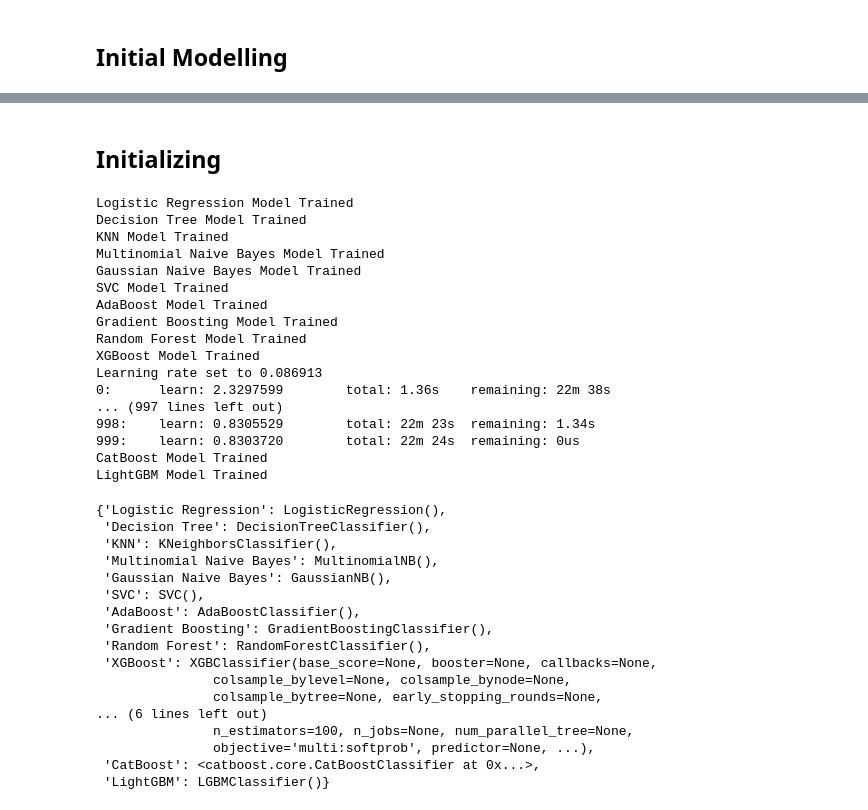
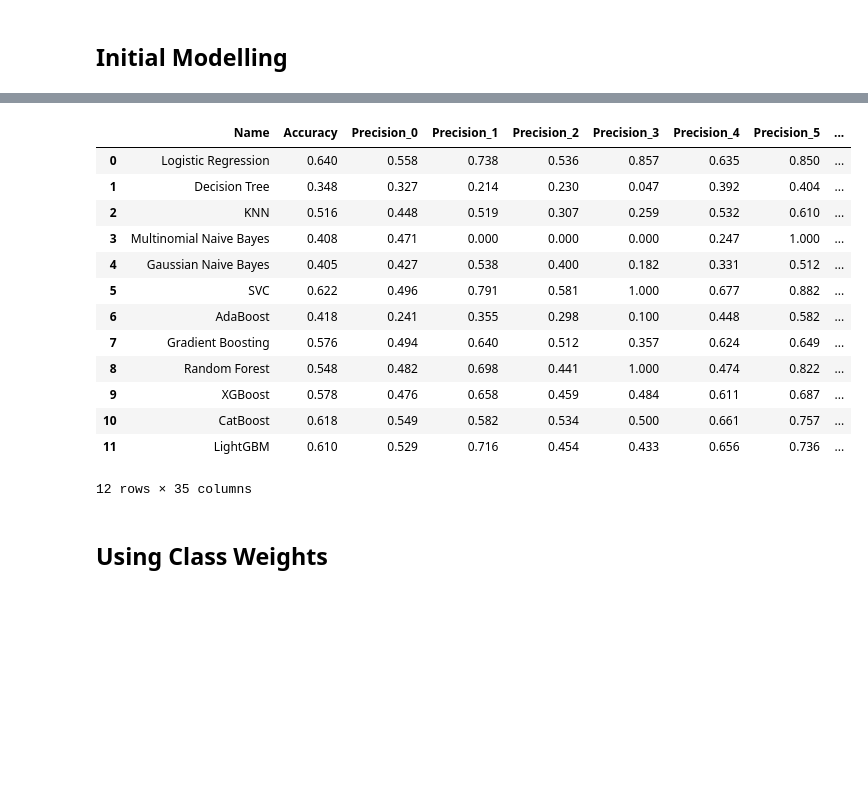
Before and after one commit to Prashant-Tiwari26/Using-movie-plot-for-genre-classification-, a Jupyter notebook: Classical NLP Approach/Initial_models.ipynb, the cells around one changed output, grey strips where cells are left out. Drawn from its saved outputs; the diff is of its cells as text; code cells hidden in the pictures; blank space fills up the shorter version.

```diff
--- a/Classical NLP Approach/Initial_models.ipynb
+++ b/Classical NLP Approach/Initial_models.ipynb
@@ -77,2 +87,0 @@ initial_models.Compare_ConfusionMatrices()
-# %% [markdown]
-## Initializing
@@ -108,41 +88,20 @@ models = {
-# %%
-trained_models = train_MLmodels(models=models, X_train=x_train, y_train=y_train)
-# %% [output]
-Logistic Regression Model Trained
-Decision Tree Model Trained
-KNN Model Trained
-Multinomial Naive Bayes Model Trained
-Gaussian Naive Bayes Model Trained
-SVC Model Trained
-AdaBoost Model Trained
-Gradient Boosting Model Trained
-Random Forest Model Trained
-XGBoost Model Trained
-Learning rate set to 0.086913
-0:      learn: 2.3297599        total: 1.36s    remaining: 22m 38s
-... (997 lines left out)
-998:    learn: 0.8305529        total: 22m 23s  remaining: 1.34s
-999:    learn: 0.8303720        total: 22m 24s  remaining: 0us
-CatBoost Model Trained
-LightGBM Model Trained
-# %%
-trained_models
-# %% [output]
-{'Logistic Regression': LogisticRegression(),
- 'Decision Tree': DecisionTreeClassifier(),
- 'KNN': KNeighborsClassifier(),
- 'Multinomial Naive Bayes': MultinomialNB(),
- 'Gaussian Naive Bayes': GaussianNB(),
- 'SVC': SVC(),
- 'AdaBoost': AdaBoostClassifier(),
- 'Gradient Boosting': GradientBoostingClassifier(),
- 'Random Forest': RandomForestClassifier(),
- 'XGBoost': XGBClassifier(base_score=None, booster=None, callbacks=None,
-               colsample_bylevel=None, colsample_bynode=None,
-               colsample_bytree=None, early_stopping_rounds=None,
-... (6 lines left out)
-               n_estimators=100, n_jobs=None, num_parallel_tree=None,
-               objective='multi:softprob', predictor=None, ...),
- 'CatBoost': <catboost.core.CatBoostClassifier at 0x...>,
- 'LightGBM': LGBMClassifier()}
+# %%
+initial_performance = initial_models.Compare_Performance()
+initial_performance.to_csv('Models/Initial/Unweighted/Performance.csv')
+initial_performance
+# %% [output]
+|  | Name | Accuracy | Precision_0 | Precision_1 | Precision_2 | Precision_3 | Precision_4 | Precision_5 | ... |
+| 0 | Logistic Regression | 0.640 | 0.558 | 0.738 | 0.536 | 0.857 | 0.635 | 0.850 | ... |
+| 1 | Decision Tree | 0.348 | 0.327 | 0.214 | 0.230 | 0.047 | 0.392 | 0.404 | ... |
+| 2 | KNN | 0.516 | 0.448 | 0.519 | 0.307 | 0.259 | 0.532 | 0.610 | ... |
+| 3 | Multinomial Naive Bayes | 0.408 | 0.471 | 0.000 | 0.000 | 0.000 | 0.247 | 1.000 | ... |
+| 4 | Gaussian Naive Bayes | 0.405 | 0.427 | 0.538 | 0.400 | 0.182 | 0.331 | 0.512 | ... |
+| 5 | SVC | 0.622 | 0.496 | 0.791 | 0.581 | 1.000 | 0.677 | 0.882 | ... |
+| 6 | AdaBoost | 0.418 | 0.241 | 0.355 | 0.298 | 0.100 | 0.448 | 0.582 | ... |
+| 7 | Gradient Boosting | 0.576 | 0.494 | 0.640 | 0.512 | 0.357 | 0.624 | 0.649 | ... |
+| 8 | Random Forest | 0.548 | 0.482 | 0.698 | 0.441 | 1.000 | 0.474 | 0.822 | ... |
+| 9 | XGBoost | 0.578 | 0.476 | 0.658 | 0.459 | 0.484 | 0.611 | 0.687 | ... |
+| 10 | CatBoost | 0.618 | 0.549 | 0.582 | 0.534 | 0.500 | 0.661 | 0.757 | ... |
+| 11 | LightGBM | 0.610 | 0.529 | 0.716 | 0.454 | 0.433 | 0.656 | 0.736 | ... |
+12 rows × 35 columns
 # %%
@@ -150,0 +112,2 @@ for key, model in trained_models.items():
+# %% [markdown]
+## Using Class Weights
```
Also changed, not shown: parts of 6 cells of this notebook, 31 other files.
